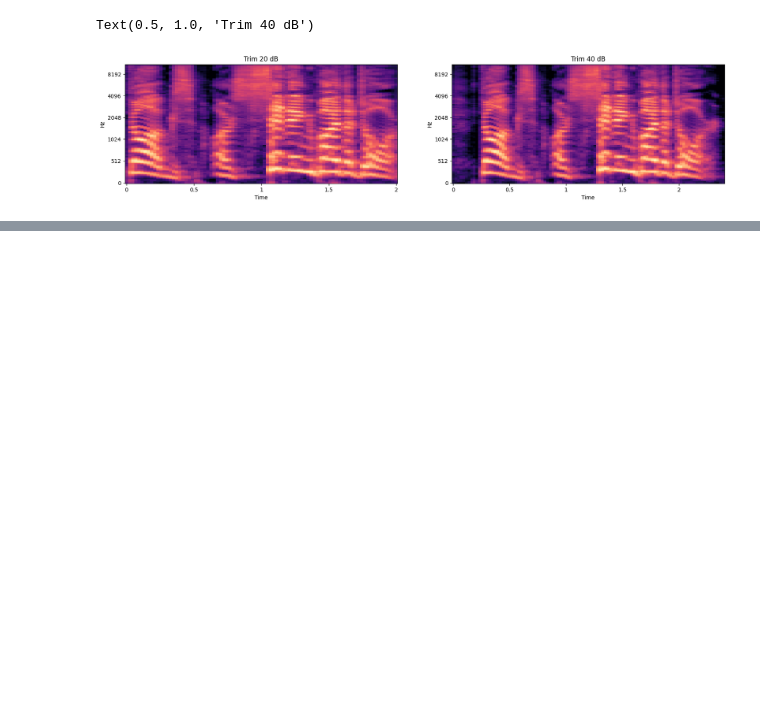
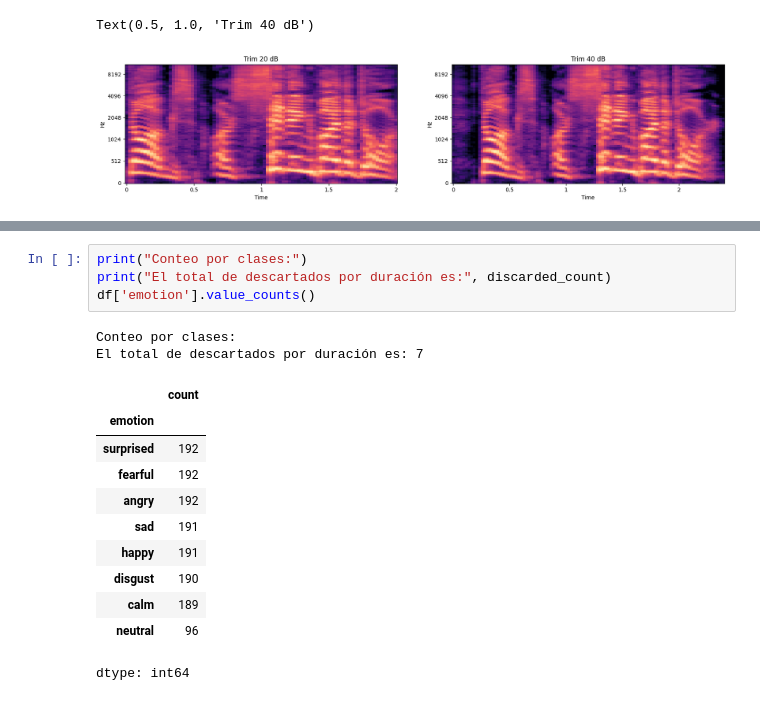
Before and after one commit to AcSsalazar/the-color-of-emotions, a Jupyter notebook: Notebooks/4-feature-extraction.ipynb, the cells around one changed output, grey strips where cells are left out. Drawn from its saved outputs; the diff is of its cells as text; blank space fills up the shorter version.

```diff
--- a/Notebooks/4-feature-extraction.ipynb
+++ b/Notebooks/4-feature-extraction.ipynb
@@ -292,0 +348,18 @@ logging.info(f"DF guardado en {OUT_DIR_CSV}: {len(df)} filas")
+# %%
+print("Conteo por clases:")
+print("El total de descartados por duración es:", discarded_count)
+df['emotion'].value_counts()
+# %% [output]
+Conteo por clases:
+El total de descartados por duración es: 7
+|  | count |
+| emotion |  |
+| surprised | 192 |
+| fearful | 192 |
+| angry | 192 |
+| sad | 191 |
+| happy | 191 |
+| disgust | 190 |
+| calm | 189 |
+| neutral | 96 |
+dtype: int64
```
Also changed, not shown: parts of 5 cells of this notebook.
